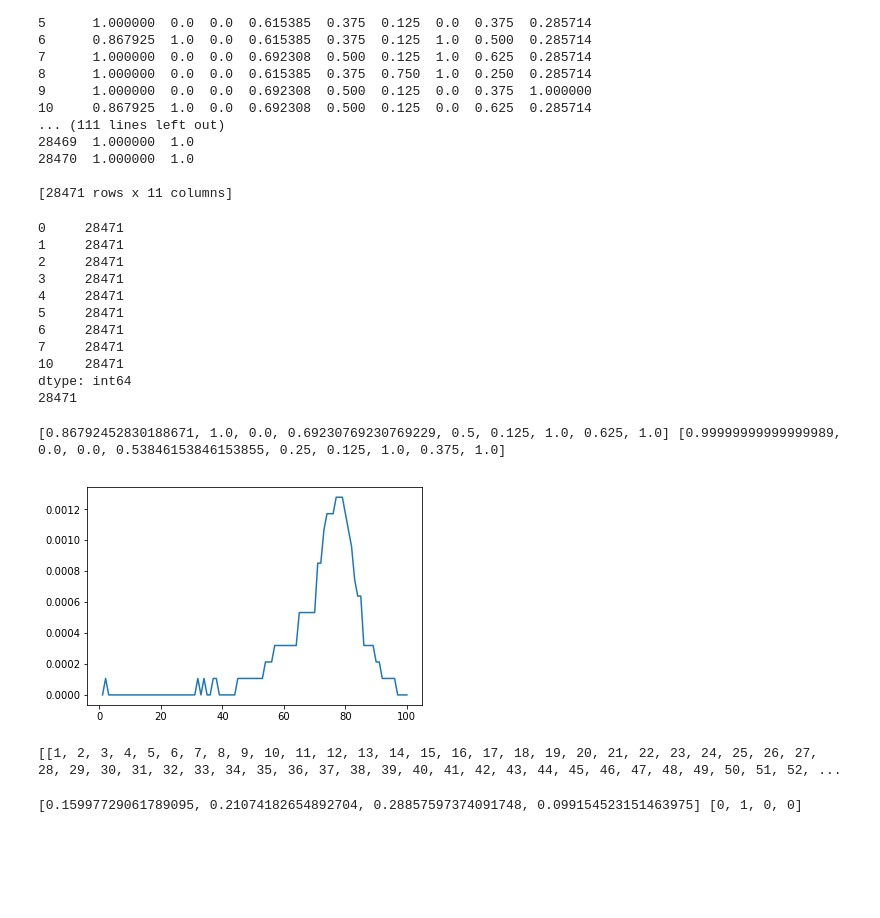
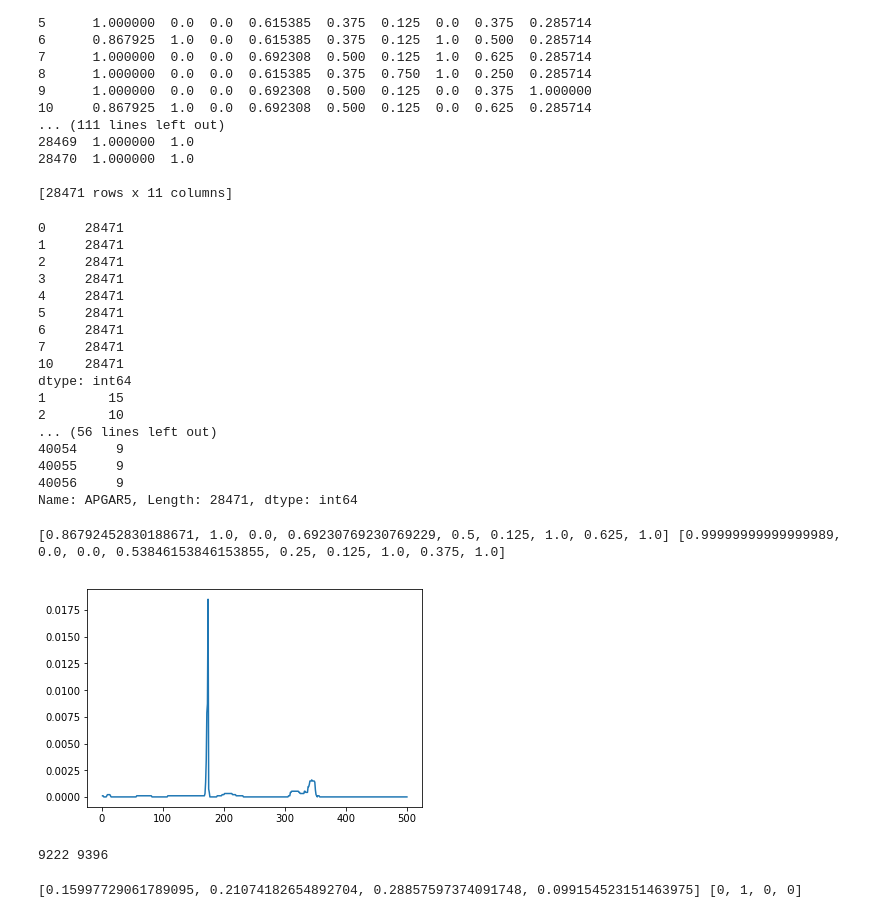
Before and after one commit to mcaballeroguillen/Redes_Neuronales, a Jupyter notebook: Red_Neuronal_1.ipynb, the cells around one changed output. Saved outputs shown, nothing was run; the diff lists cells and outputs as text; code cells hidden in the pictures; blank space fills up the shorter version.

```diff
--- a/Red_Neuronal_1.ipynb
+++ b/Red_Neuronal_1.ipynb
@@ -399,7 +399,7 @@ print(df)
 X= df.drop(labels=[8,9],axis=1) #Quitamos los campos objetivos de nuestra predicción
 Y=  df4.APGAR5
 print(X.count())
-print (Y.count())
+print (Y)
 # %% [output]
 0     28471
 1     28471
@@ -411,7 +411,13 @@ print (Y.count())
 7     28471
 10    28471
 dtype: int64
-28471
+1        15
+2        10
+... (56 lines left out)
+40054     9
+40055     9
+40056     9
+Name: APGAR5, Length: 28471, dtype: int64
 # %%
 from sklearn.model_selection import train_test_split
 X= df.drop(labels=[8,9],axis=1) #Quitamos los campos objetivos de nuestra predicción
@@ -479,32 +485,32 @@ for x in yarreglo:
 # %%
 from matplotlib import pyplot
 fabri = Fabrica()
 fabri.getlr(0.8)
 capa1 = fabri.crearCapa(6,9) #Capa 3 pereceptrons 9 pesos cada quien
 capa2 = fabri.crearCapa(4,6) #Capa 4 perceptrones 3 pesos cada quien
 
 red1= Red_Neuronal()
 red1.getcapinicial(capa1) #Capa incial.
 red1.getcapfinal(capa2) #Capa final
 red1.enlazar()
 
 train=[xtrain,ytrain]
 test=[xtest,ytest]
 
-a=red1.entrenar(train,100,test)
+a=red1.entrenar(train,500,test)
 
 b=[]
 l= len(xtest)
 for x in a[1]:
     b.append((l-x)/l)
 pyplot.plot(a[0],b)
 pyplot.show()
 # %% [output]
-[figure, old version]
+[figure, new version]
 # %%
-print(a,l)
+print(min(a[1]),l)
 # %% [output]
-[[1, 2, 3, 4, 5, 6, 7, 8, 9, 10, 11, 12, 13, 14, 15, 16, 17, 18, 19, 20, 21, 22, 23, 24, 25, 26, 27, 28, 29, 30, 31, 32, 33, 34, 35, 36, 37, 38, 39, 40, 41, 42, 43, 44, 45, 46, 47, 48, 49, 50, 51, 52, ...
+9222 9396
 # %%
 capa1.getinput(xtest[100])
 capa1.Feeding()
```
Also changed, not shown: parts of 2 cells of this notebook.
